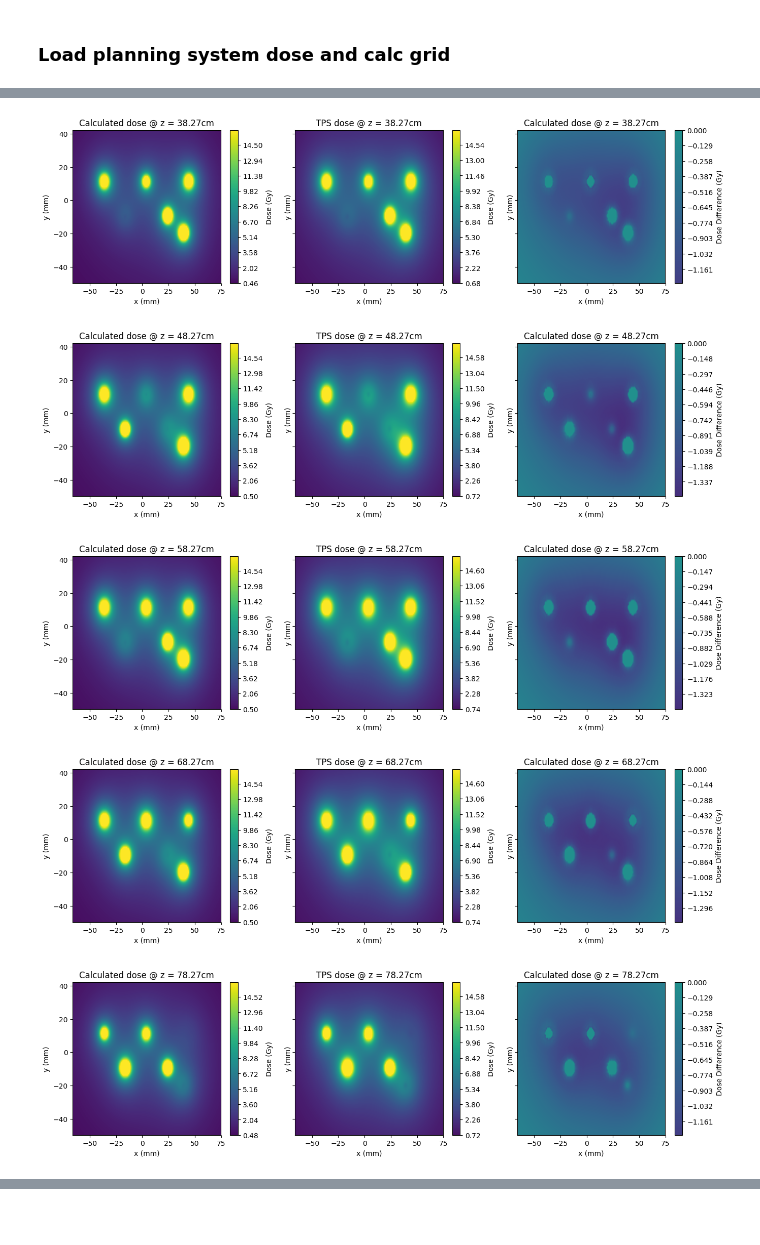
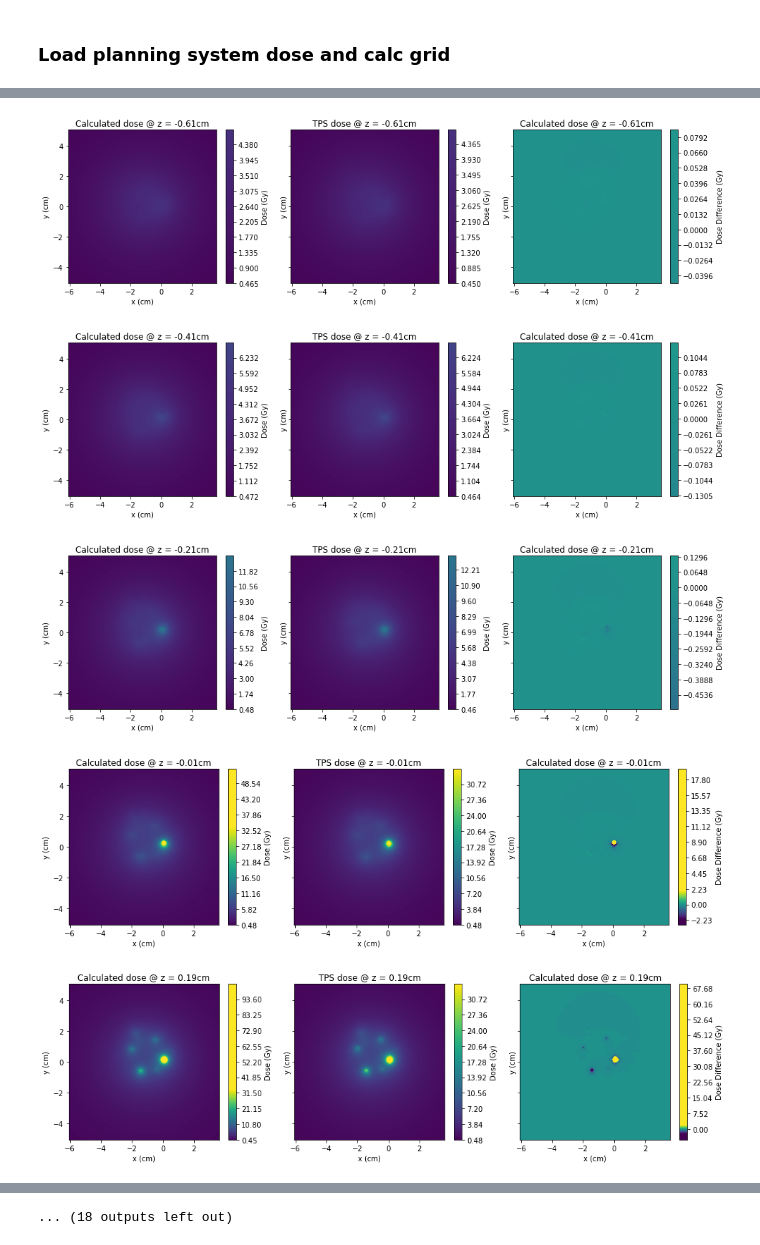
Before and after one commit to SimonBiggs/teap-brachytherapy-portfolio, a Jupyter notebook: TG43 Implementation.ipynb, the cells around one changed output, grey strips where cells are left out. Cells and saved outputs as stored; diff of their text form; code cells hidden in the pictures; blank space fills up the shorter version.

```diff
--- a/TG43 Implementation.ipynb
+++ b/TG43 Implementation.ipynb
@@ -439,7 +441,7 @@ def pull_dwells(dcm):
             all_dwell_positions += channel_dwells_positions
 
     dwell_channels = np.array(dwell_channels)
-    dwell_positions = np.array(all_dwell_positions).astype(float)
+    dwell_positions = np.array(all_dwell_positions).astype(float) / 10
     dwell_times = np.array(dwell_times)
 
     return dwell_positions, dwell_channels, dwell_times
@@ -585,15 +557,15 @@ tps_dose = load_dose_from_dicom(dcm_dose)
 max_dose = np.max(tps_dose)
 
 max_dose_per_slice = np.max(np.max(tps_dose, axis=0), axis=0)
-relevant_slice = max_dose_per_slice > max_dose * 0.4
+relevant_slice = max_dose_per_slice > max_dose * 0.1
 # %%
 x_raw, y_raw, z_raw = load_xyz_from_dicom(dcm_dose)
 
-calc_grid_slice_skip = 10
+calc_grid_slice_skip = 2
 
-calc_x = x_raw
-calc_y = y_raw
-calc_z = z_raw[relevant_slice]
+calc_x = x_raw / 10
+calc_y = y_raw / 10
+calc_z = z_raw[relevant_slice] / 10
 calc_z = calc_z[::calc_grid_slice_skip]
 
 calc_grid_positions = determine_calc_grid_positions(calc_x, calc_y, calc_z)
@@ -601,5 +573,3 @@ calc_grid_positions = determine_calc_grid_positions(calc_x, calc_y, calc_z)
 tg43_dose = tg43_on_grid(
     calc_x, calc_y, calc_z, reference_air_kerma_rate,
     dwell_times, dwell_positions, dwell_directions)
-# %%
-tg43_dose[tg43_dose > max_dose] = max_dose
@@ -615,6 +576,6 @@ relevant_z = calc_z[relevant_slice]
 # %%
-for z in relevant_z:
-    tps_z_ref = np.where(z_raw == z)[0][0]
+for z in calc_z:
+    tps_z_ref = np.where(z_raw/10 == z)[0][0]
     calc_z_ref = np.where(calc_z == z)[0][0]
 
     fig, (ax1, ax2, ax3) = plt.subplots(1, 3, sharey=True, figsize=(16,4))
@@ -622,8 +583,8 @@ for z in relevant_z:
     c1 = ax1.contourf(
         calc_x, calc_y, tg43_dose[:,:,calc_z_ref], 1000, vmin=0, vmax=max_dose)
     ax1.set_title("Calculated dose @ z = {0:.2f}cm".format(z))
-    ax1.set_xlabel("x (mm)")
-    ax1.set_ylabel("y (mm)")
+    ax1.set_xlabel("x (cm)")
+    ax1.set_ylabel("y (cm)")
 
     cbar = plt.colorbar(c1, ax=ax1)
     cbar.ax.set_ylabel('Dose (Gy)')
@@ -632,20 +593,19 @@ for z in relevant_z:
     c2 = ax2.contourf(
         calc_x, calc_y, tps_dose[:,:,tps_z_ref], 1000, vmin=0, vmax=max_dose)
     ax2.set_title("TPS dose @ z = {0:.2f}cm".format(z))
-    ax2.set_xlabel("x (mm)")
-    ax2.set_ylabel("y (mm)")
+    ax2.set_xlabel("x (cm)")
+    ax2.set_ylabel("y (cm)")
 
     cbar = plt.colorbar(c2, ax=ax2)
     cbar.ax.set_ylabel('Dose (Gy)')
 
-#     percent_dose_diff = 100*(tg43_dose[:,:,calc_z_ref] - tps_dose[:,:,tps_z_ref]) / tps_dose[:,:,tps_z_ref]
     dose_diff = tg43_dose[:,:,calc_z_ref] - tps_dose[:,:,tps_z_ref]
 
     c3 = ax3.contourf(
         calc_x, calc_y, dose_diff, 1000, vmin=-2, vmax=2)
     ax3.set_title("Calculated dose @ z = {0:.2f}cm".format(z))
-    ax3.set_xlabel("x (mm)")
-    ax3.set_ylabel("y (mm)")
+    ax3.set_xlabel("x (cm)")
+    ax3.set_ylabel("y (cm)")
 
     cbar = plt.colorbar(c3, ax=ax3)
     cbar.ax.set_ylabel('Dose Difference (Gy)')
@@ -656,5 +616,5 @@ for z in relevant_z:
-[figure, old version]
+[figure, new version]
-[figure, old version]
+[figure, new version]
-[figure, old version]
+[figure, new version]
-[figure, old version]
+[figure, new version]
-[figure, old version]
+[figure, new version]
@@ -661,0 +627 @@ for z in relevant_z:
+... (18 outputs left out)
```
Also changed, not shown: parts of 18 cells of this notebook.
